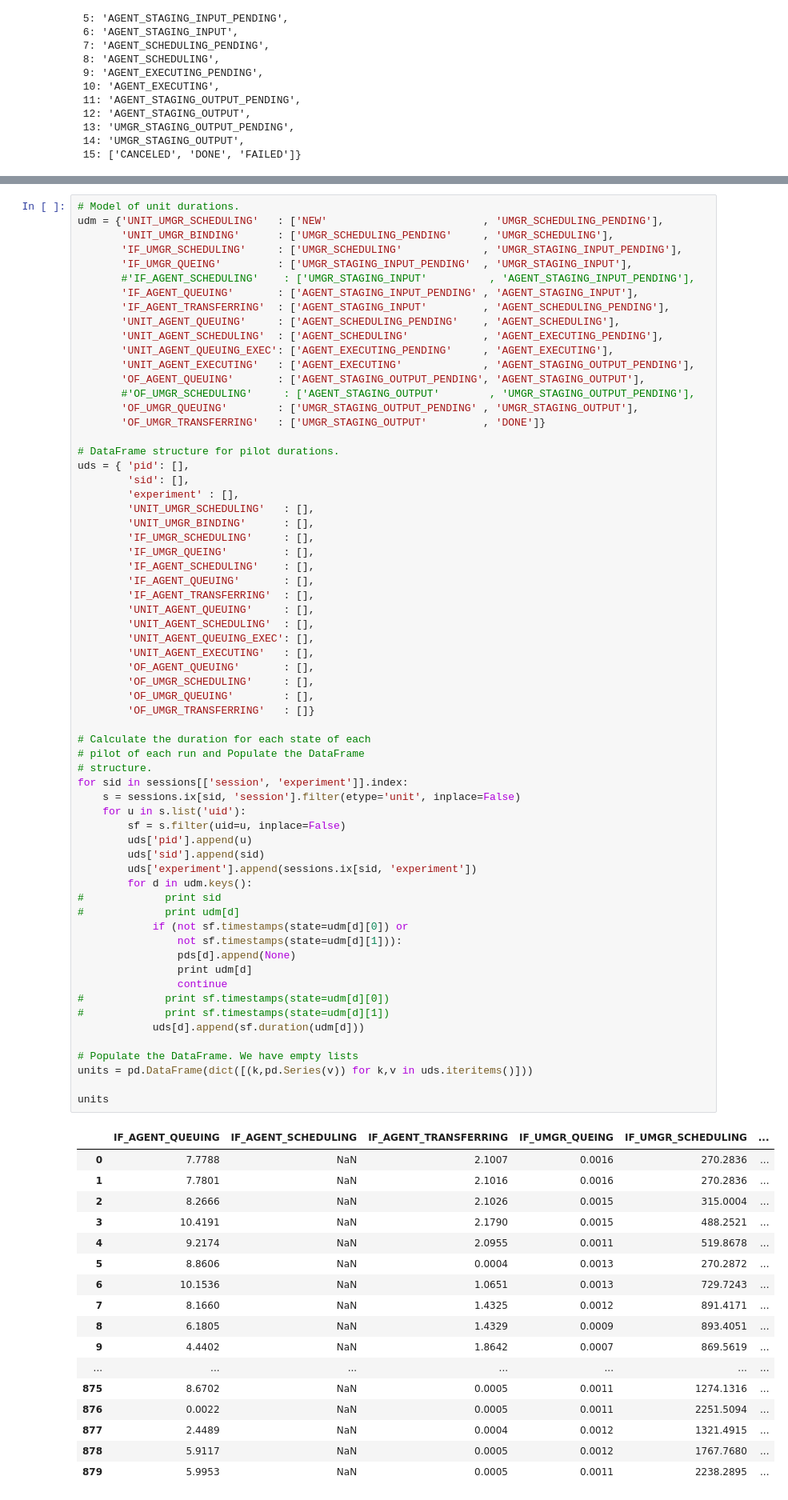
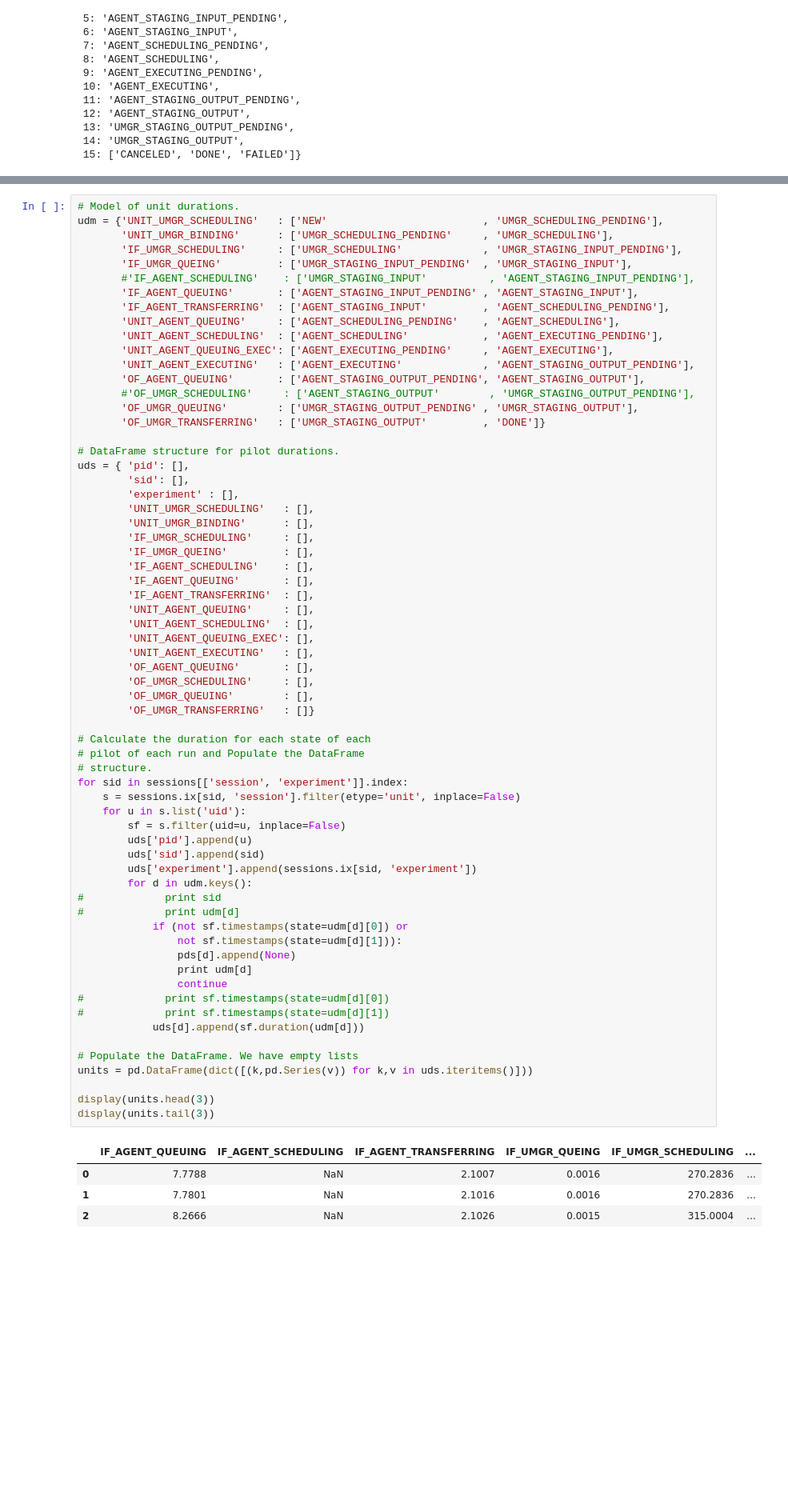
Before and after one commit to radical-cybertools/radical.analytics, a Jupyter notebook: use_cases/rp_on_osg/osg_analysis.ipynb, the cells around one changed output, grey strips where cells are left out. Shown at 80% size. Saved outputs shown, nothing was run; the diff lists cells and outputs as text; blank space fills up the shorter version.

```diff
--- a/use_cases/rp_on_osg/osg_analysis.ipynb
+++ b/use_cases/rp_on_osg/osg_analysis.ipynb
@@ -1191,44 +1325,32 @@ uds = { 'pid': [],
 # Calculate the duration for each state of each
 # pilot of each run and Populate the DataFrame
 # structure.
 for sid in sessions[['session', 'experiment']].index:
     s = sessions.ix[sid, 'session'].filter(etype='unit', inplace=False)
     for u in s.list('uid'):
         sf = s.filter(uid=u, inplace=False)
         uds['pid'].append(u)
         uds['sid'].append(sid)
         uds['experiment'].append(sessions.ix[sid, 'experiment'])
         for d in udm.keys():
 #             print sid
 #             print udm[d]
             if (not sf.timestamps(state=udm[d][0]) or
                 not sf.timestamps(state=udm[d][1])):
                 pds[d].append(None)
                 print udm[d]
                 continue
 #             print sf.timestamps(state=udm[d][0])
 #             print sf.timestamps(state=udm[d][1])
             uds[d].append(sf.duration(udm[d]))
 
 # Populate the DataFrame. We have empty lists
 units = pd.DataFrame(dict([(k,pd.Series(v)) for k,v in uds.iteritems()]))
 
-units
+display(units.head(3))
+display(units.tail(3))
 # %% [output]
 |  | IF_AGENT_QUEUING | IF_AGENT_SCHEDULING | IF_AGENT_TRANSFERRING | IF_UMGR_QUEING | IF_UMGR_SCHEDULING | ... |
 | 0 | 7.7788 | NaN | 2.1007 | 0.0016 | 270.2836 | ... |
 | 1 | 7.7801 | NaN | 2.1016 | 0.0016 | 270.2836 | ... |
 | 2 | 8.2666 | NaN | 2.1026 | 0.0015 | 315.0004 | ... |
-| 3 | 10.4191 | NaN | 2.1790 | 0.0015 | 488.2521 | ... |
-| 4 | 9.2174 | NaN | 2.0955 | 0.0011 | 519.8678 | ... |
-| 5 | 8.8606 | NaN | 0.0004 | 0.0013 | 270.2872 | ... |
-| 6 | 10.1536 | NaN | 1.0651 | 0.0013 | 729.7243 | ... |
-| 7 | 8.1660 | NaN | 1.4325 | 0.0012 | 891.4171 | ... |
-| 8 | 6.1805 | NaN | 1.4329 | 0.0009 | 893.4051 | ... |
-| 9 | 4.4402 | NaN | 1.8642 | 0.0007 | 869.5619 | ... |
-| ... | ... | ... | ... | ... | ... | ... |
-| 875 | 8.6702 | NaN | 0.0005 | 0.0011 | 1274.1316 | ... |
-| 876 | 0.0022 | NaN | 0.0005 | 0.0011 | 2251.5094 | ... |
-| 877 | 2.4489 | NaN | 0.0004 | 0.0012 | 1321.4915 | ... |
-| 878 | 5.9117 | NaN | 0.0005 | 0.0012 | 1767.7680 | ... |
-| 879 | 5.9953 | NaN | 0.0005 | 0.0011 | 2238.2895 | ... |
```
Also changed, not shown: parts of 41 cells of this notebook, 12 other files.
